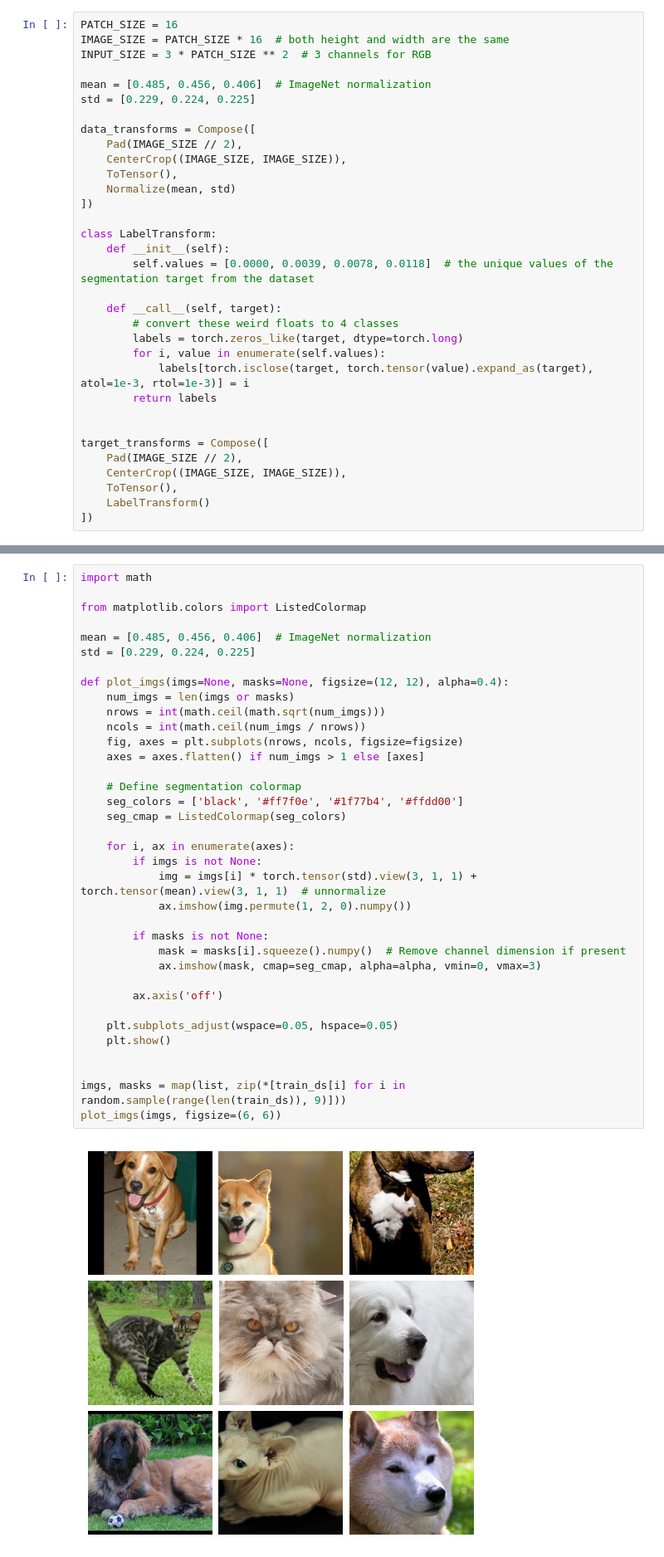
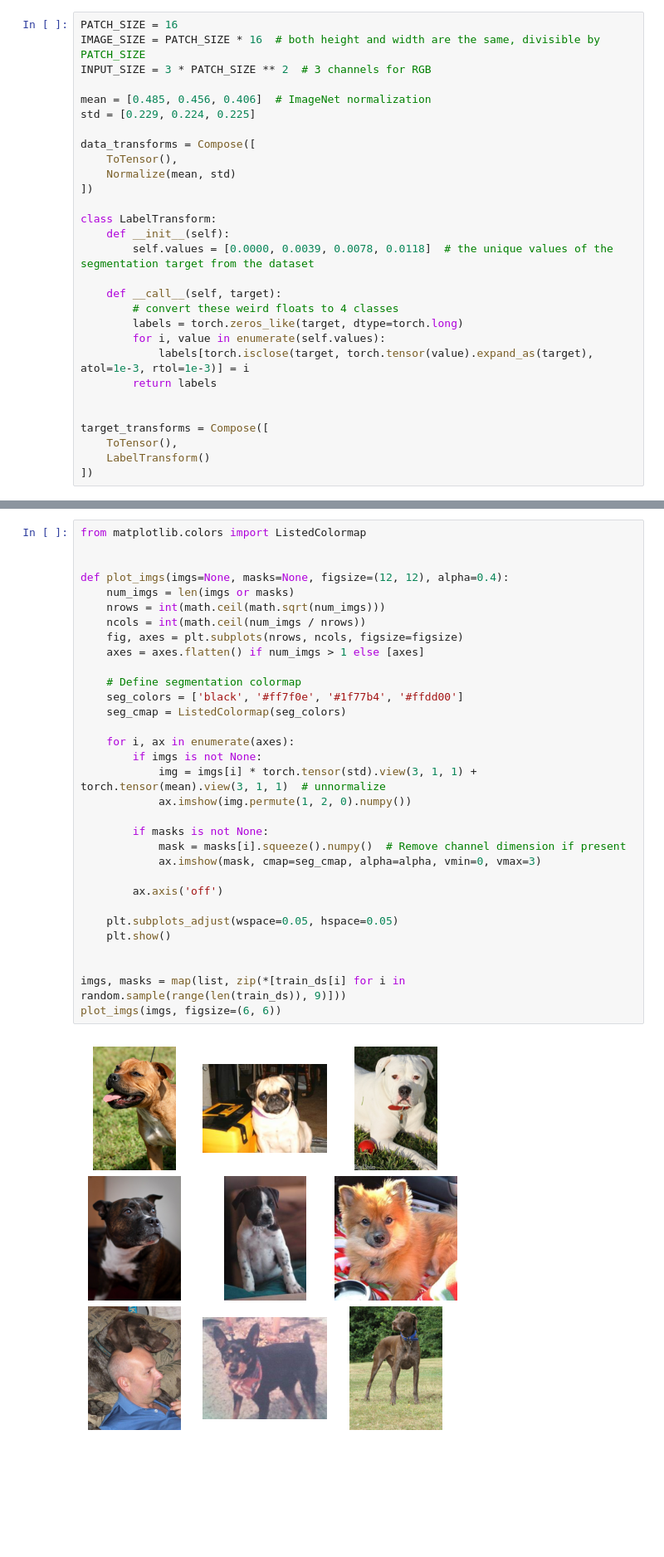
Before and after one commit to BjarniHaukur/minimal-ml, a Jupyter notebook: vision_transformer.ipynb, the cells around one changed output, grey strips where cells are left out. Shown at 83% size. Drawn from its saved outputs; the diff is of its cells as text; blank space fills up the shorter version.

Commit message:
names are important

```diff
--- a/vision_transformer.ipynb
+++ b/vision_transformer.ipynb
@@ -21,14 +25,12 @@ TORCH_GEN = torch.manual_seed(RANDOM_SEED)
 # %%
 PATCH_SIZE = 16
-IMAGE_SIZE = PATCH_SIZE * 16  # both height and width are the same
+IMAGE_SIZE = PATCH_SIZE * 16  # both height and width are the same, divisible by PATCH_SIZE
 INPUT_SIZE = 3 * PATCH_SIZE ** 2  # 3 channels for RGB
 
 mean = [0.485, 0.456, 0.406]  # ImageNet normalization
 std = [0.229, 0.224, 0.225]
 
 data_transforms = Compose([
-    Pad(IMAGE_SIZE // 2),
-    CenterCrop((IMAGE_SIZE, IMAGE_SIZE)),
     ToTensor(),
     Normalize(mean, std)
 ])
@@ -46,8 +48,6 @@ class LabelTransform:
 
 
 target_transforms = Compose([
-    Pad(IMAGE_SIZE // 2),
-    CenterCrop((IMAGE_SIZE, IMAGE_SIZE)),
     ToTensor(),
     LabelTransform()
 ])
@@ -64,41 +67,37 @@ First lets write a basic function to visualize a grid of images with optional pa
 # %%
-import math
-
 from matplotlib.colors import ListedColormap
 
-mean = [0.485, 0.456, 0.406]  # ImageNet normalization
-std = [0.229, 0.224, 0.225]
 
 def plot_imgs(imgs=None, masks=None, figsize=(12, 12), alpha=0.4):
     num_imgs = len(imgs or masks)
     nrows = int(math.ceil(math.sqrt(num_imgs)))
     ncols = int(math.ceil(num_imgs / nrows))
     fig, axes = plt.subplots(nrows, ncols, figsize=figsize)
     axes = axes.flatten() if num_imgs > 1 else [axes]
 
     # Define segmentation colormap
     seg_colors = ['black', '#ff7f0e', '#1f77b4', '#ffdd00']
     seg_cmap = ListedColormap(seg_colors)
 
     for i, ax in enumerate(axes):
         if imgs is not None:
             img = imgs[i] * torch.tensor(std).view(3, 1, 1) + torch.tensor(mean).view(3, 1, 1)  # unnormalize
             ax.imshow(img.permute(1, 2, 0).numpy())
 
         if masks is not None:
             mask = masks[i].squeeze().numpy()  # Remove channel dimension if present
             ax.imshow(mask, cmap=seg_cmap, alpha=alpha, vmin=0, vmax=3)
 
         ax.axis('off')
 
     plt.subplots_adjust(wspace=0.05, hspace=0.05)
     plt.show()
 
 
 imgs, masks = map(list, zip(*[train_ds[i] for i in random.sample(range(len(train_ds)), 9)]))
 plot_imgs(imgs, figsize=(6, 6))
 # %% [output]
-[figure, old version]
+[figure, new version]
 # %%
 plot_imgs(imgs=imgs, masks=masks, figsize=(6, 6))
 # %% [output]
```
Also changed, not shown: parts of 15 cells of this notebook, 1 other file.
